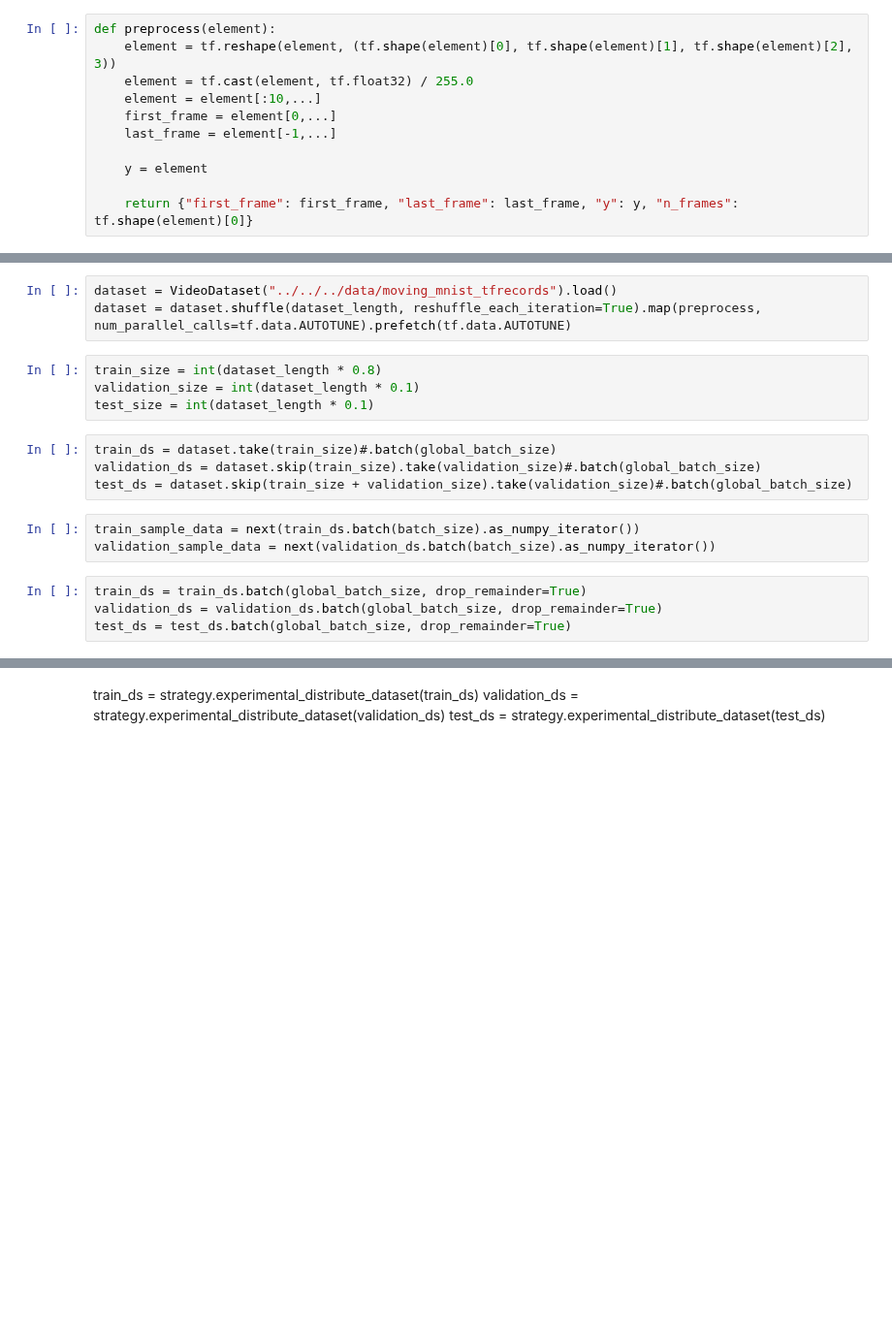
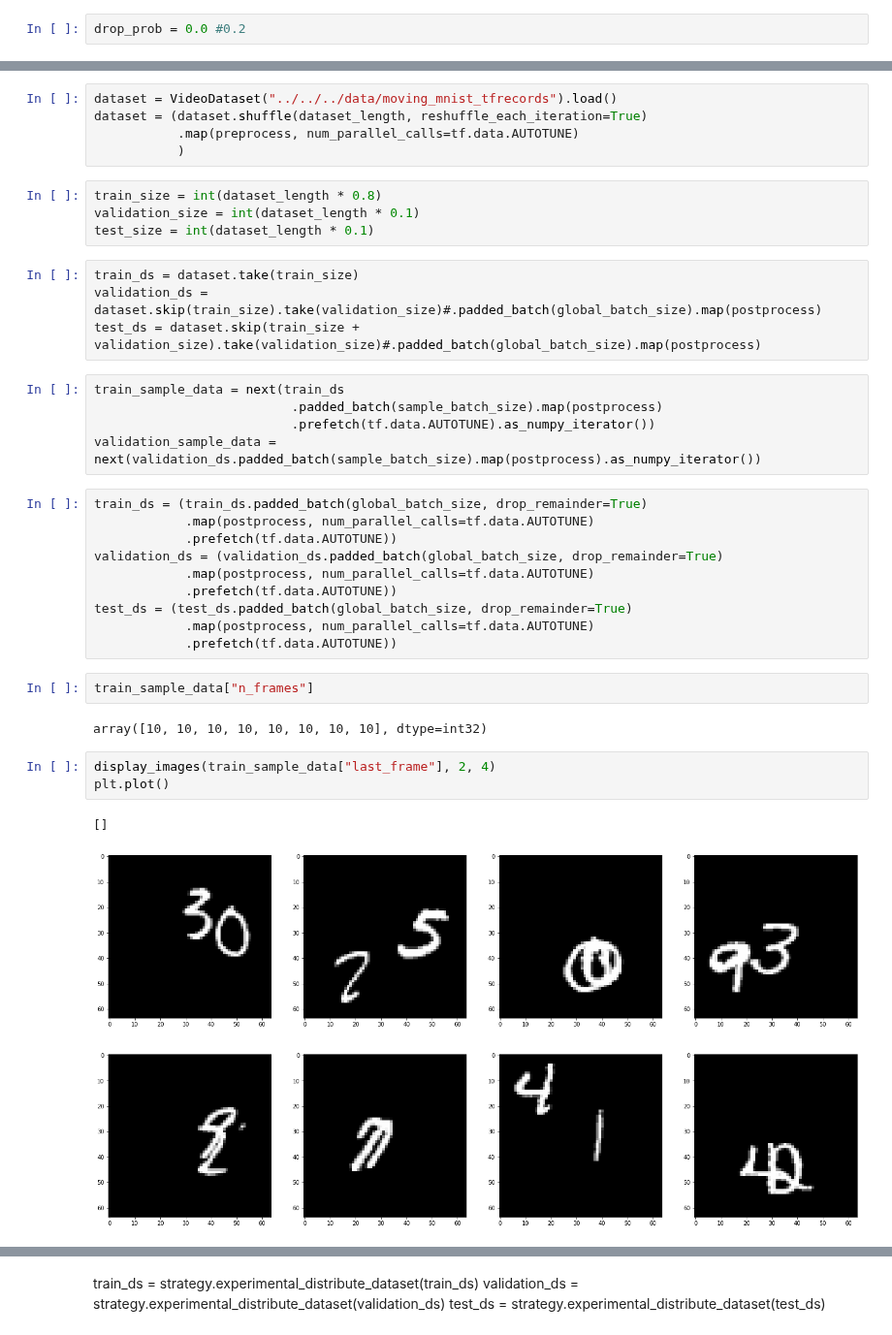
Before and after one commit to Kurokabe/GANime, a Jupyter notebook: notebooks/model/vq-gan/min_gpt-huggingface.ipynb, the cells around one changed output, grey strips where cells are left out. Shown at 97% size. Cells and saved outputs as stored; diff of their text form; blank space fills up the shorter version.

```diff
--- a/notebooks/model/vq-gan/min_gpt-huggingface.ipynb
+++ b/notebooks/model/vq-gan/min_gpt-huggingface.ipynb
@@ -68,14 +68,5 @@ def preprocess(element):
     y = element[0:3,...]
 
     return {"first_frame": first_frame, "last_frame": last_frame, "y": y, "n_frames": tf.shape(element)[0]}
-# %%
-def preprocess(element):
-    element = tf.reshape(element, (tf.shape(element)[0], tf.shape(element)[1], tf.shape(element)[2], 3))
-    element = tf.cast(element, tf.float32) / 255.0
-    element = element[:10,...]
-    first_frame = element[0,...]
-    last_frame = element[-1,...]
-
-    y = element
-
-    return {"first_frame": first_frame, "last_frame": last_frame, "y": y, "n_frames": tf.shape(element)[0]}
+# %%
+drop_prob = 0.0 #0.2
@@ -82,18 +169,38 @@ def preprocess(element):
 # %%
 dataset = VideoDataset("../../../data/moving_mnist_tfrecords").load()
-dataset = dataset.shuffle(dataset_length, reshuffle_each_iteration=True).map(preprocess, num_parallel_calls=tf.data.AUTOTUNE).prefetch(tf.data.AUTOTUNE)
+dataset = (dataset.shuffle(dataset_length, reshuffle_each_iteration=True)
+           .map(preprocess, num_parallel_calls=tf.data.AUTOTUNE)
+           )
 # %%
 train_size = int(dataset_length * 0.8)
 validation_size = int(dataset_length * 0.1)
 test_size = int(dataset_length * 0.1)
 # %%
-train_ds = dataset.take(train_size)#.batch(global_batch_size)
-validation_ds = dataset.skip(train_size).take(validation_size)#.batch(global_batch_size)
-test_ds = dataset.skip(train_size + validation_size).take(validation_size)#.batch(global_batch_size)
+train_ds = dataset.take(train_size)
+validation_ds = dataset.skip(train_size).take(validation_size)#.padded_batch(global_batch_size).map(postprocess)
+test_ds = dataset.skip(train_size + validation_size).take(validation_size)#.padded_batch(global_batch_size).map(postprocess)
 # %%
-train_sample_data = next(train_ds.batch(batch_size).as_numpy_iterator())
-validation_sample_data = next(validation_ds.batch(batch_size).as_numpy_iterator())
+train_sample_data = next(train_ds
+                          .padded_batch(sample_batch_size).map(postprocess)
+                          .prefetch(tf.data.AUTOTUNE).as_numpy_iterator())
+validation_sample_data = next(validation_ds.padded_batch(sample_batch_size).map(postprocess).as_numpy_iterator())
 # %%
-train_ds = train_ds.batch(global_batch_size, drop_remainder=True)
-validation_ds = validation_ds.batch(global_batch_size, drop_remainder=True)
-test_ds = test_ds.batch(global_batch_size, drop_remainder=True)
+train_ds = (train_ds.padded_batch(global_batch_size, drop_remainder=True)
+            .map(postprocess, num_parallel_calls=tf.data.AUTOTUNE)
+            .prefetch(tf.data.AUTOTUNE))
+validation_ds = (validation_ds.padded_batch(global_batch_size, drop_remainder=True)
+            .map(postprocess, num_parallel_calls=tf.data.AUTOTUNE)
+            .prefetch(tf.data.AUTOTUNE))
+test_ds = (test_ds.padded_batch(global_batch_size, drop_remainder=True)
+            .map(postprocess, num_parallel_calls=tf.data.AUTOTUNE)
+            .prefetch(tf.data.AUTOTUNE))
+# %%
+train_sample_data["n_frames"]
+# %% [output]
+array([10, 10, 10, 10, 10, 10, 10, 10], dtype=int32)
+# %%
+display_images(train_sample_data["last_frame"], 2, 4)
+plt.plot()
+# %% [output]
+[]
+[figure, added]
```
Also changed, not shown: parts of 17 cells of this notebook, 3 other files.
